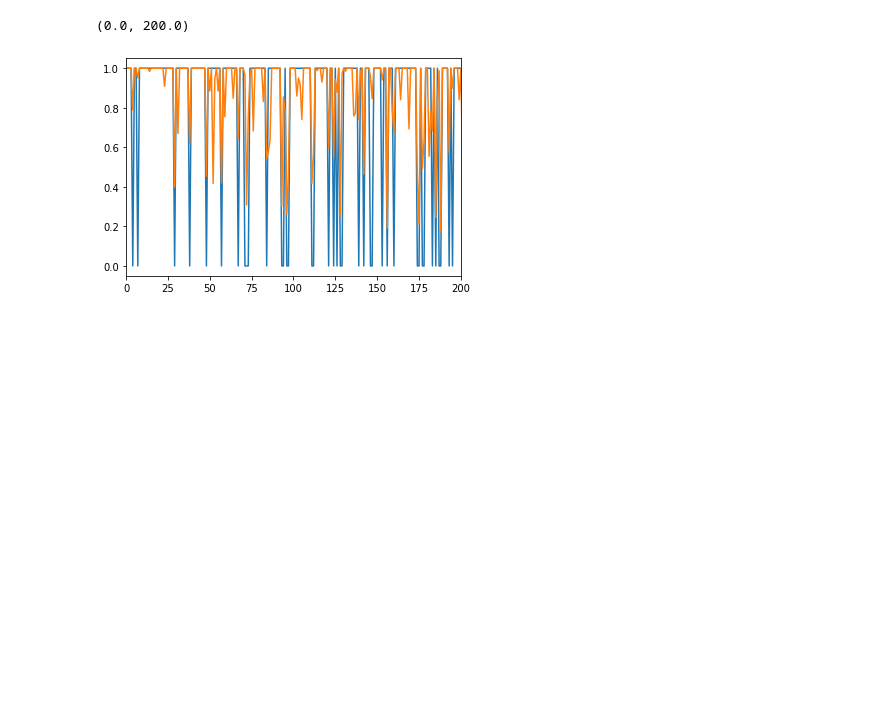
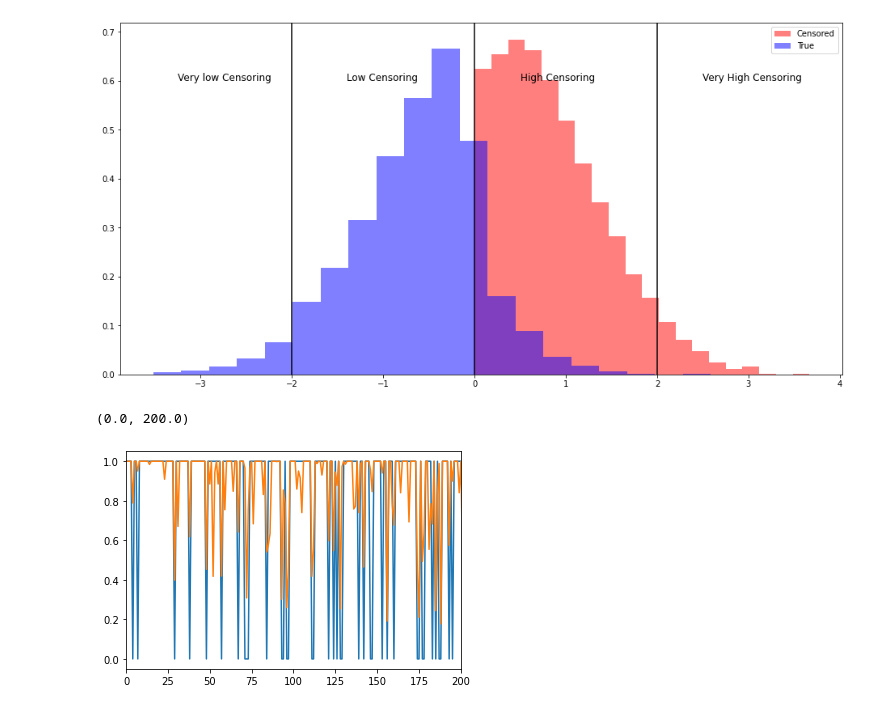
Before and after one commit to fbohu/Censored-Active-Learning, a Jupyter notebook: init.ipynb, the cells around one changed output. Saved outputs shown, nothing was run; the diff lists cells and outputs as text; code cells hidden in the pictures; blank space fills up the shorter version.

```diff
--- a/init.ipynb
+++ b/init.ipynb
@@ -20,3 +51,18 @@ NameError: name 'censoring_train' is not defined
+# %%
+plt.figure(figsize=(16,8))
+plt.hist(x_t[t==1], bins=20, density=True, color='red', alpha=0.5, label='Censored')
+plt.hist(x_t[t==0], bins=20, density=True, color='blue', alpha=0.5,label='True')
+plt.axvline(x=2, c='black')
+plt.axvline(x=0, c='black')
+plt.axvline(x=-2, c='black')
+plt.text(2.50, 0.6, "Very High Censoring", fontsize=12)
+plt.text(0.5, 0.6, "High Censoring", fontsize=12)
+plt.text(-1.40, 0.6, "Low Censoring", fontsize=12)
+plt.text(-3.25, 0.6, "Very low Censoring", fontsize=12)
+plt.legend()
+plt.show()
+# %% [output]
+[figure, added]
 # %%
 plt.plot(censoring_train)
 plt.plot(y_train/max(y_train))
```
Also changed, not shown: parts of 5 cells of this notebook, 8 other files.
